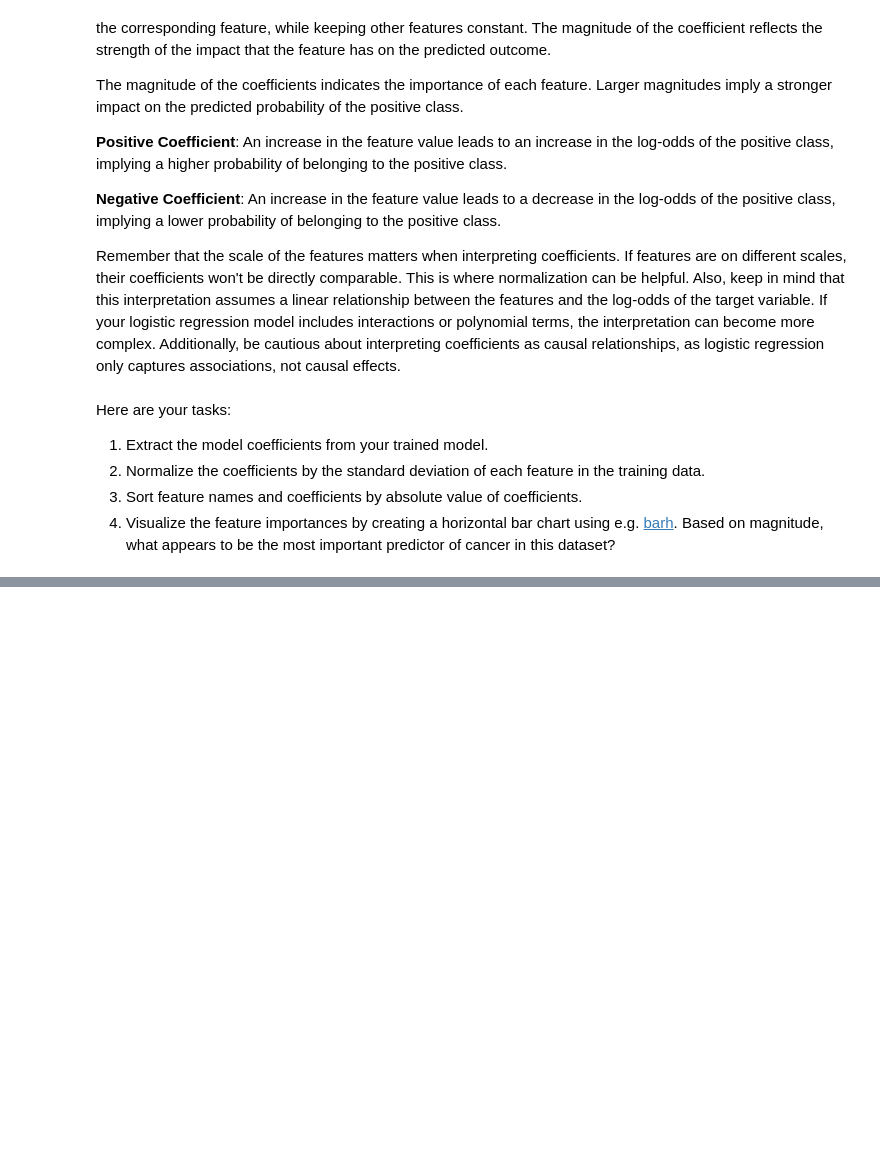
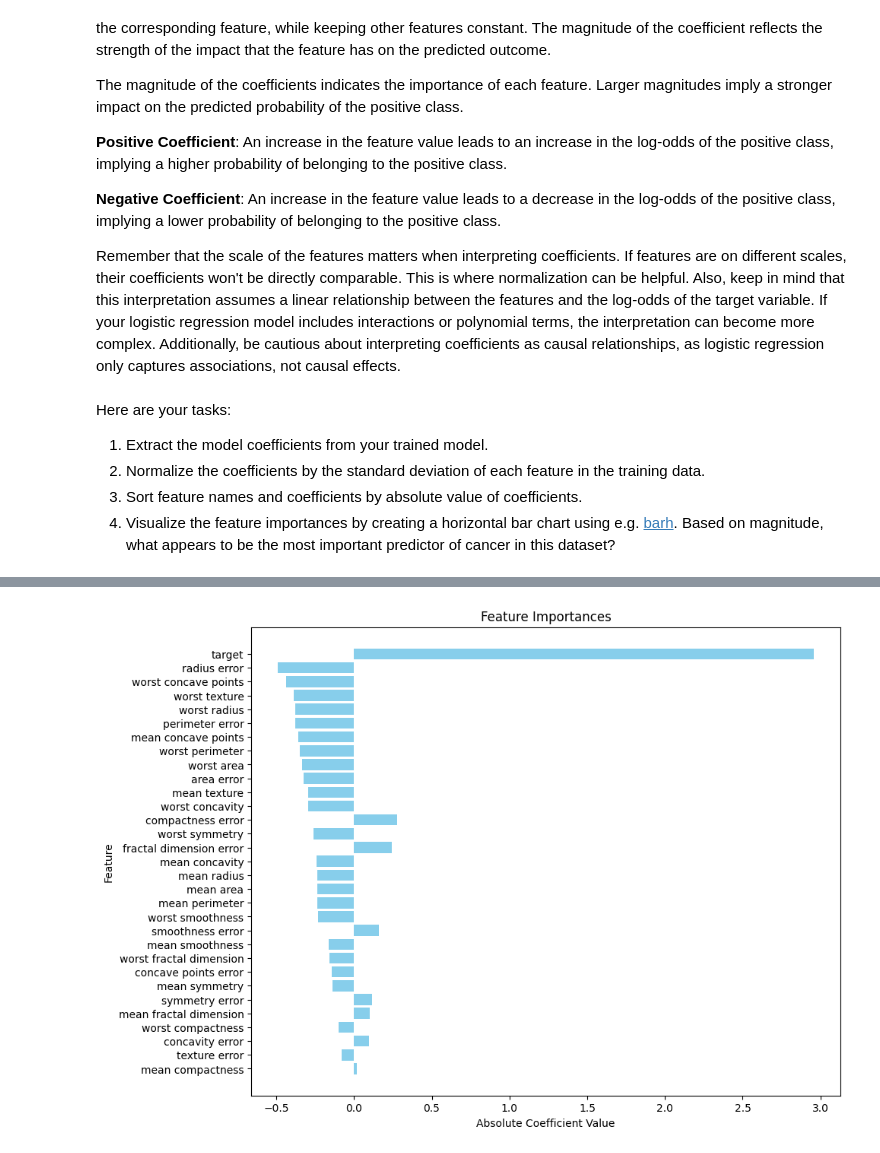
Before and after one commit to LeahLou622/UCSD_ML, a Jupyter notebook: Student_MLE_MiniProject_Logistic_Regression.ipynb, the cells around one changed output, grey strips where cells are left out. Saved outputs shown, nothing was run; the diff lists cells and outputs as text; code cells hidden in the pictures; blank space fills up the shorter version.

```diff
--- a/Student_MLE_MiniProject_Logistic_Regression.ipynb
+++ b/Student_MLE_MiniProject_Logistic_Regression.ipynb
@@ -353,0 +334,7 @@ Here are your tasks:
+# %%
+#clf=LogisticRegression()
+#clf.fit(x_train, y_train)
+# Extract coefficients
+ex_coef= clf.coef_
+print(ex_coef)
+#There are several negative coefficients.
@@ -359,0 +361,9 @@ Here are your tasks:
+# %%
+# Sort feature names and coefficients by absolute value of coefficients
+feature_names= df.columns.tolist()
+feat_coef_pairs = zip(feature_names, ex_coef[0])
+#sort pairs based on abs value of coef
+sorted_feat_pair= sorted(feat_coef_pairs, key= lambda x: abs(x[1]), reverse= True)
+
+for feature, coeff in sorted_feat_pair:
+  print(feature, coeff)
@@ -359,0 +388,22 @@ Here are your tasks:
+# %%
+# Visualize feature importances. Visualize the feature importances by creating a horizontal bar chart using e.g. barh.
+# Based on magnitude, what appears to be the most important predictor of cancer in this dataset?
+
+features = [pair[0] for pair in sorted_feat_pair]
+coefficients = [pair[1] for pair in sorted_feat_pair]
+
+# Create the horizontal bar plot
+plt.figure(figsize=(10, 8))
+plt.barh(features, coefficients, color='skyblue')
+plt.xlabel('Absolute Coefficient Value')
+plt.ylabel('Feature')
+plt.title('Feature Importances')
+plt.gca().invert_yaxis()
+plt.show()
+
+#Target being high means the data is possibly over fit in the model. There was high multicollinearity in the data set which may have lead to this.
+#it may be worth while to remove the features that are highly coorelated per the above heatmaps, however unsure how that would really impact
+#the data itself, as it seems many features are closely coorelated with cancer.
+# Top three positive coefficients which could be the biggest predictors of breast cancer are the compactness error, fractal dimension error, and smoothness error
+# %% [output]
+[figure, added]
```
Also changed, not shown: parts of 7 cells of this notebook.
